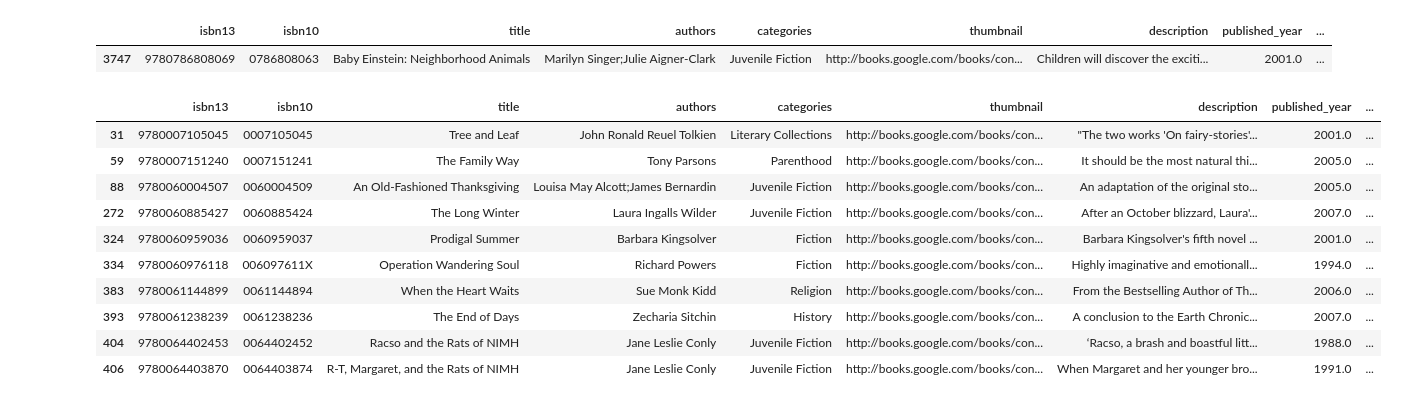
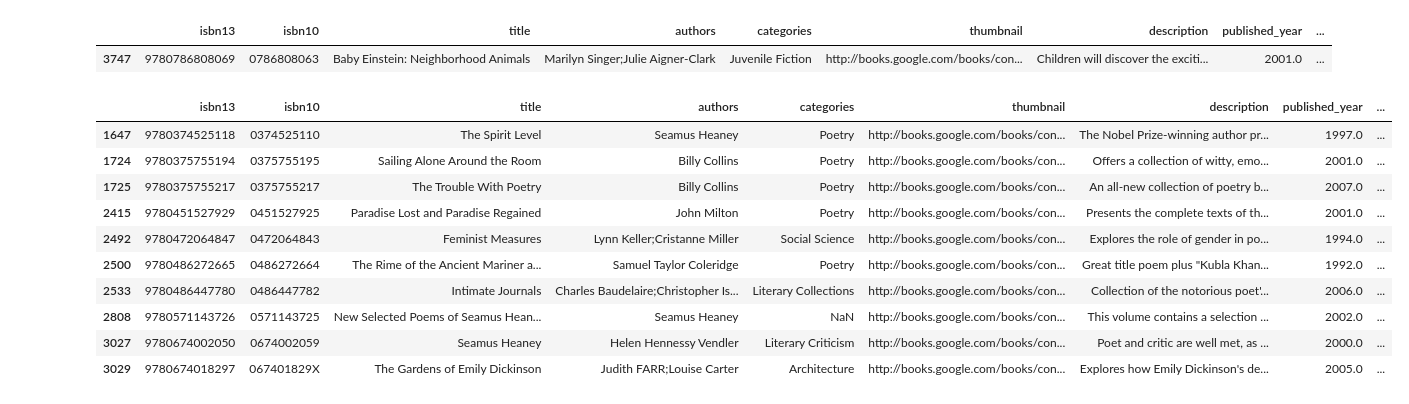
Before and after one commit to undercop/book-suggestion, a Jupyter notebook: vector-search.ipynb, the cells around one changed output. Drawn from its saved outputs; the diff is of its cells as text; code cells hidden in the pictures.

```diff
--- a/vector-search.ipynb
+++ b/vector-search.ipynb
@@ -96,7 +96,7 @@ books[books["isbn13"] == int(docs[0].page_content.split()[0].strip().strip('"'))
 | 3747 | 9780786808069 | 0786808063 | Baby Einstein: Neighborhood Animals | Marilyn Singer;Julie Aigner-Clark | Juvenile Fiction | http://books.google.com/books/con... | Children will discover the exciti... | 2001.0 | ... |
 # %%
 def retrieve_semantic_recommendation( query: str, top_k: int = 10)-> pd.DataFrame:
-    recs = db_books.similarity_search(query , k = 100)
+    recs = db_books.similarity_search(query , k = 20)
 
     books_list = []
 
@@ -105,16 +105,16 @@ def retrieve_semantic_recommendation( query: str, top_k: int = 10)-> pd.DataFram
 
     return books[books["isbn13"].isin(books_list)].head(top_k)
 # %%
-retrieve_semantic_recommendation("a book to teach children about nature", top_k=10)
+retrieve_semantic_recommendation("book for poems", top_k=10)
 # %% [output]
 |  | isbn13 | isbn10 | title | authors | categories | thumbnail | description | published_year | ... |
-| 31 | 9780007105045 | 0007105045 | Tree and Leaf | John Ronald Reuel Tolkien | Literary Collections | http://books.google.com/books/con... | "The two works 'On fairy-stories'... | 2001.0 | ... |
-| 59 | 9780007151240 | 0007151241 | The Family Way | Tony Parsons | Parenthood | http://books.google.com/books/con... | It should be the most natural thi... | 2005.0 | ... |
-| 88 | 9780060004507 | 0060004509 | An Old-Fashioned Thanksgiving | Louisa May Alcott;James Bernardin | Juvenile Fiction | http://books.google.com/books/con... | An adaptation of the original sto... | 2005.0 | ... |
-| 272 | 9780060885427 | 0060885424 | The Long Winter | Laura Ingalls Wilder | Juvenile Fiction | http://books.google.com/books/con... | After an October blizzard, Laura'... | 2007.0 | ... |
-| 324 | 9780060959036 | 0060959037 | Prodigal Summer | Barbara Kingsolver | Fiction | http://books.google.com/books/con... | Barbara Kingsolver's fifth novel ... | 2001.0 | ... |
-| 334 | 9780060976118 | 006097611X | Operation Wandering Soul | Richard Powers | Fiction | http://books.google.com/books/con... | Highly imaginative and emotionall... | 1994.0 | ... |
-| 383 | 9780061144899 | 0061144894 | When the Heart Waits | Sue Monk Kidd | Religion | http://books.google.com/books/con... | From the Bestselling Author of Th... | 2006.0 | ... |
-| 393 | 9780061238239 | 0061238236 | The End of Days | Zecharia Sitchin | History | http://books.google.com/books/con... | A conclusion to the Earth Chronic... | 2007.0 | ... |
-| 404 | 9780064402453 | 0064402452 | Racso and the Rats of NIMH | Jane Leslie Conly | Juvenile Fiction | http://books.google.com/books/con... | ‘Racso, a brash and boastful litt... | 1988.0 | ... |
-| 406 | 9780064403870 | 0064403874 | R-T, Margaret, and the Rats of NIMH | Jane Leslie Conly | Juvenile Fiction | http://books.google.com/books/con... | When Margaret and her younger bro... | 1991.0 | ... |
+| 1647 | 9780374525118 | 0374525110 | The Spirit Level | Seamus Heaney | Poetry | http://books.google.com/books/con... | The Nobel Prize-winning author pr... | 1997.0 | ... |
+| 1724 | 9780375755194 | 0375755195 | Sailing Alone Around the Room | Billy Collins | Poetry | http://books.google.com/books/con... | Offers a collection of witty, emo... | 2001.0 | ... |
+| 1725 | 9780375755217 | 0375755217 | The Trouble With Poetry | Billy Collins | Poetry | http://books.google.com/books/con... | An all-new collection of poetry b... | 2007.0 | ... |
+| 2415 | 9780451527929 | 0451527925 | Paradise Lost and Paradise Regained | John Milton | Poetry | http://books.google.com/books/con... | Presents the complete texts of th... | 2001.0 | ... |
+| 2492 | 9780472064847 | 0472064843 | Feminist Measures | Lynn Keller;Cristanne Miller | Social Science | http://books.google.com/books/con... | Explores the role of gender in po... | 1994.0 | ... |
+| 2500 | 9780486272665 | 0486272664 | The Rime of the Ancient Mariner a... | Samuel Taylor Coleridge | Poetry | http://books.google.com/books/con... | Great title poem plus "Kubla Khan... | 1992.0 | ... |
+| 2533 | 9780486447780 | 0486447782 | Intimate Journals | Charles Baudelaire;Christopher Is... | Literary Collections | http://books.google.com/books/con... | Collection of the notorious poet'... | 2006.0 | ... |
+| 2808 | 9780571143726 | 0571143725 | New Selected Poems of Seamus Hean... | Seamus Heaney | NaN | http://books.google.com/books/con... | This volume contains a selection ... | 2002.0 | ... |
+| 3027 | 9780674002050 | 0674002059 | Seamus Heaney | Helen Hennessy Vendler | Literary Criticism | http://books.google.com/books/con... | Poet and critic are well met, as ... | 2000.0 | ... |
+| 3029 | 9780674018297 | 067401829X | The Gardens of Emily Dickinson | Judith FARR;Louise Carter | Architecture | http://books.google.com/books/con... | Explores how Emily Dickinson's de... | 2005.0 | ... |
```
Also changed, not shown: 6 other files.
